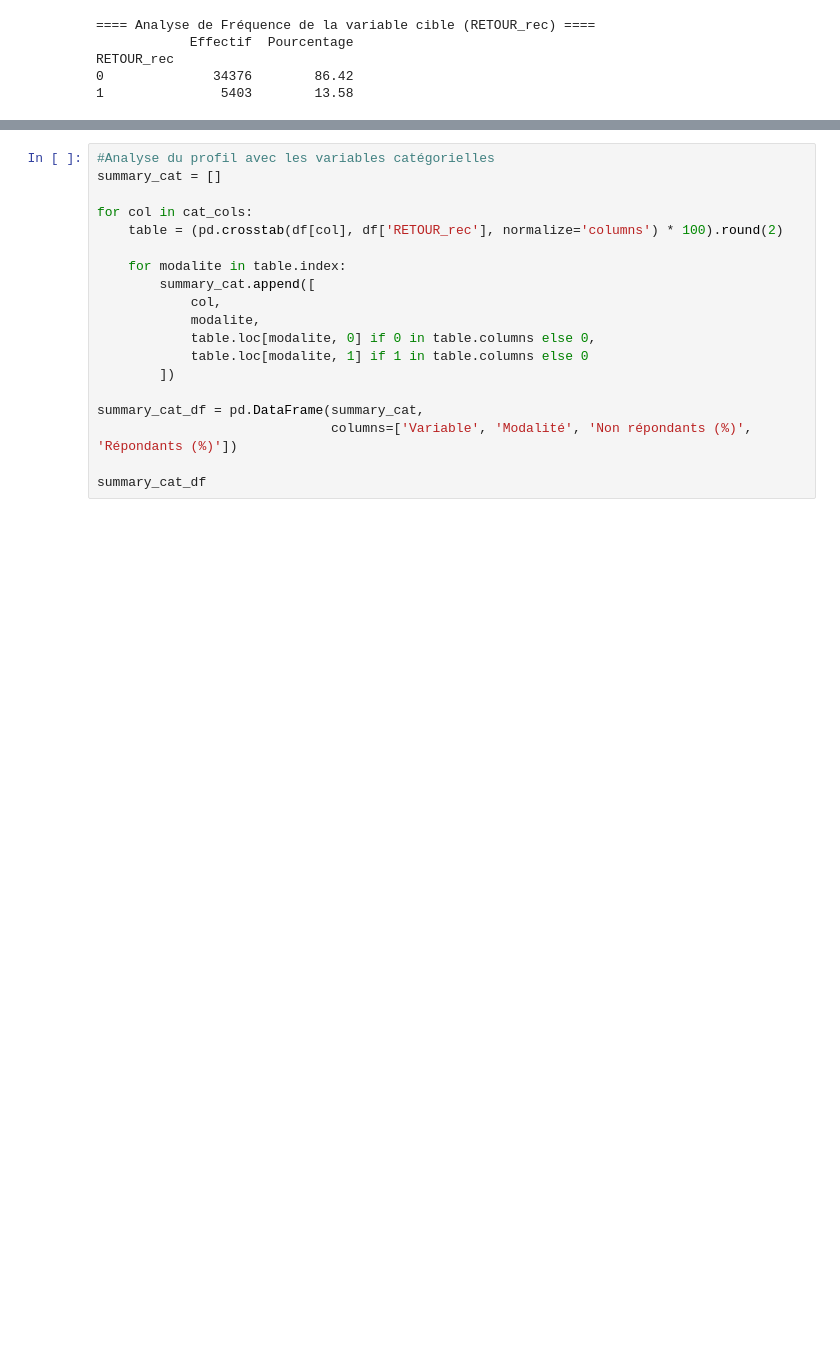
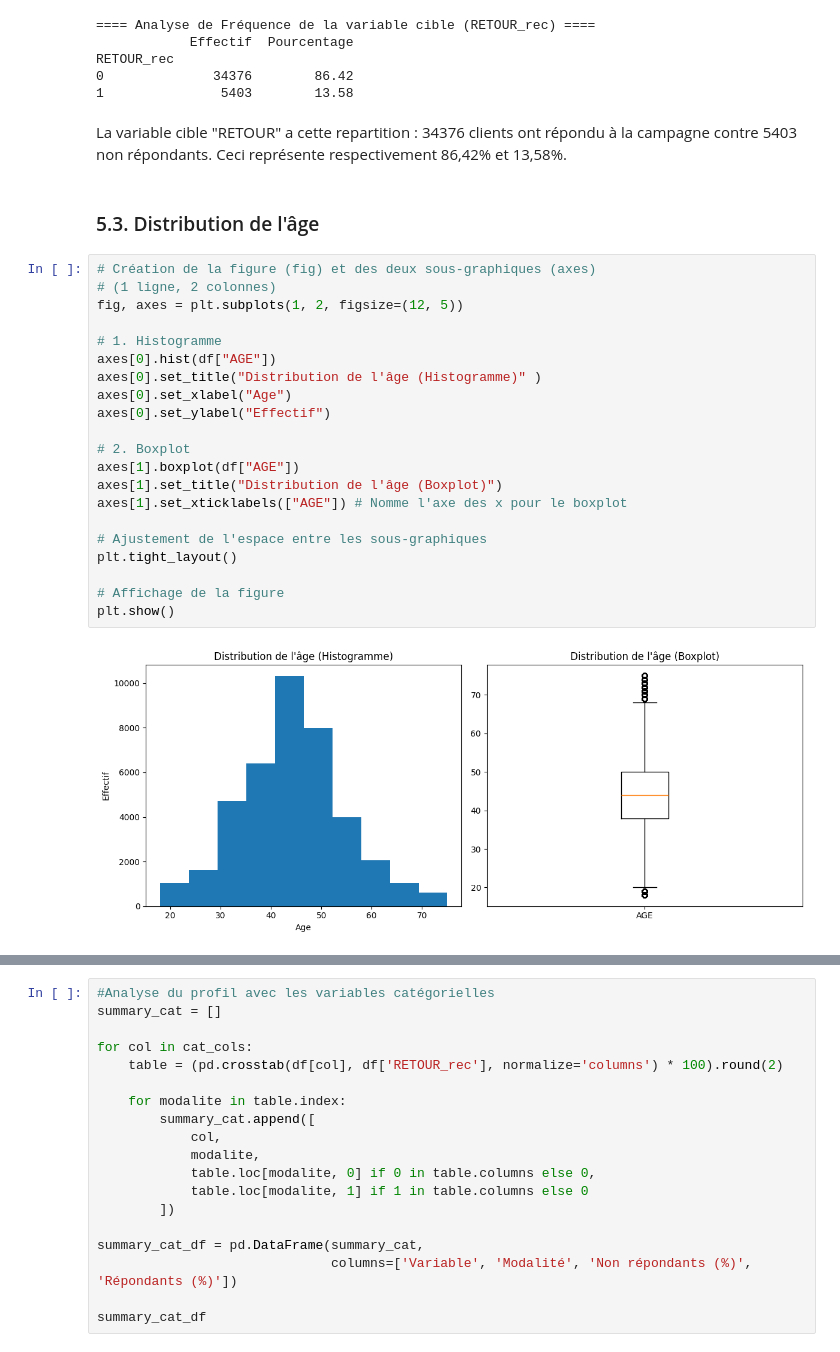
Before and after one commit to MarleneManirafasha/marketing-campaign-scoring-analysis, a Jupyter notebook: notebooks/analyse_exploratoire.ipynb, the cells around one changed output, grey strips where cells are left out. Cells and saved outputs as stored; diff of their text form; blank space fills up the shorter version.

```diff
--- a/notebooks/analyse_exploratoire.ipynb
+++ b/notebooks/analyse_exploratoire.ipynb
@@ -261,3 +254,30 @@ print(retour_recap)
 RETOUR_rec
 0              34376        86.42
 1               5403        13.58
+# %% [markdown]
+La variable cible "RETOUR" a cette repartition : 34376 clients ont répondu à la campagne contre 5403 non répondants. Ceci représente respectivement 86,42% et 13,58%.
+# %% [markdown]
+### 5.3. Distribution de l'âge
+# %%
+# Création de la figure (fig) et des deux sous-graphiques (axes)
+# (1 ligne, 2 colonnes)
+fig, axes = plt.subplots(1, 2, figsize=(12, 5))
+
+# 1. Histogramme
+axes[0].hist(df["AGE"])
+axes[0].set_title("Distribution de l'âge (Histogramme)" )
+axes[0].set_xlabel("Age")
+axes[0].set_ylabel("Effectif")
+
+# 2. Boxplot
+axes[1].boxplot(df["AGE"])
+axes[1].set_title("Distribution de l'âge (Boxplot)")
+axes[1].set_xticklabels(["AGE"]) # Nomme l'axe des x pour le boxplot
+
+# Ajustement de l'espace entre les sous-graphiques
+plt.tight_layout()
+
+# Affichage de la figure
+plt.show()
+# %% [output]
+[figure, added]
```
Also changed, not shown: parts of 44 cells of this notebook.
